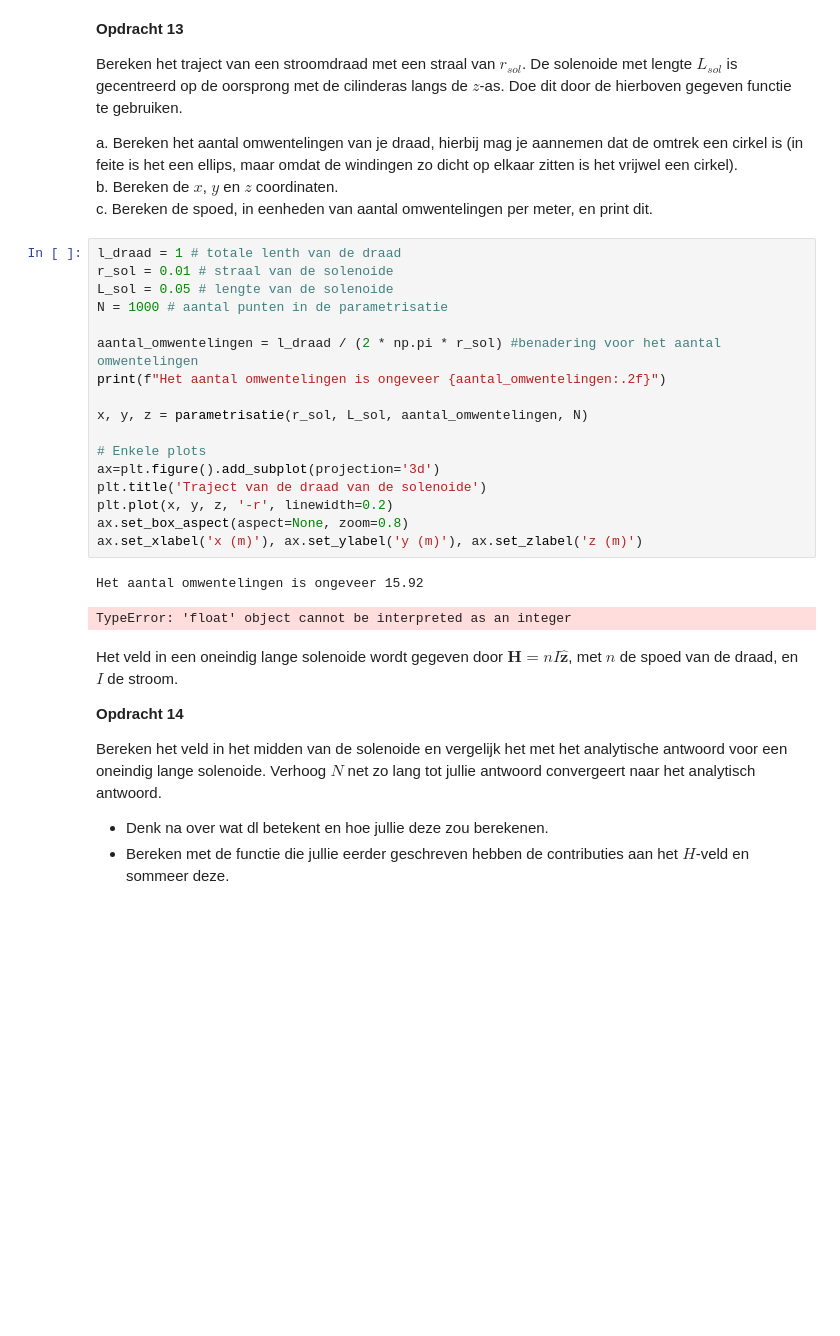
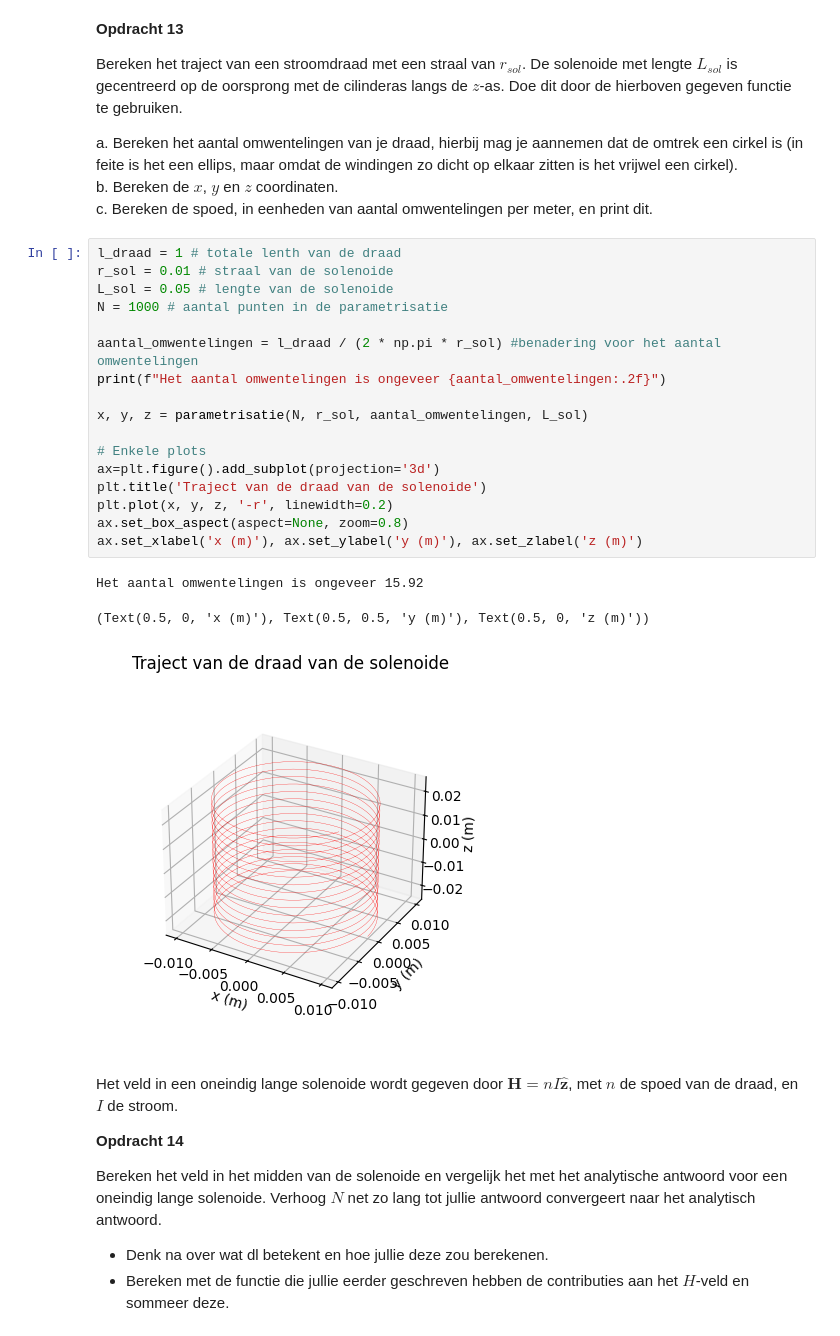
Before and after one commit to meesvanzeeland-ops/opdrachten-DEF-D, a Jupyter notebook: DigitaleOntwerpopdrachten/2KrachtactuatorOpdracht/Archive/KrachtactuatorOpdracht.ipynb, the cells around one changed output. Drawn from its saved outputs; the diff is of its cells as text; blank space fills up the shorter version.

```diff
--- a/DigitaleOntwerpopdrachten/2KrachtactuatorOpdracht/Archive/KrachtactuatorOpdracht.ipynb
+++ b/DigitaleOntwerpopdrachten/2KrachtactuatorOpdracht/Archive/KrachtactuatorOpdracht.ipynb
@@ -347,23 +347,24 @@ c. Bereken de spoed, in eenheden van aantal omwentelingen per meter, en print di
 # %%
 l_draad = 1 # totale lenth van de draad
 r_sol = 0.01 # straal van de solenoide
 L_sol = 0.05 # lengte van de solenoide
 N = 1000 # aantal punten in de parametrisatie
 
 aantal_omwentelingen = l_draad / (2 * np.pi * r_sol) #benadering voor het aantal omwentelingen
 print(f"Het aantal omwentelingen is ongeveer {aantal_omwentelingen:.2f}")
 
-x, y, z = parametrisatie(r_sol, L_sol, aantal_omwentelingen, N)
+x, y, z = parametrisatie(N, r_sol, aantal_omwentelingen, L_sol)
 
 # Enkele plots
 ax=plt.figure().add_subplot(projection='3d')
 plt.title('Traject van de draad van de solenoide')
 plt.plot(x, y, z, '-r', linewidth=0.2)
 ax.set_box_aspect(aspect=None, zoom=0.8)
 ax.set_xlabel('x (m)'), ax.set_ylabel('y (m)'), ax.set_zlabel('z (m)')
 # %% [output]
 Het aantal omwentelingen is ongeveer 15.92
-TypeError: 'float' object cannot be interpreted as an integer
+(Text(0.5, 0, 'x (m)'), Text(0.5, 0.5, 'y (m)'), Text(0.5, 0, 'z (m)'))
+[figure, added]
 # %% [markdown]
 Het veld in een oneindig lange solenoide wordt gegeven door $\mathbf{H} = n I \hat{\mathbf{z}}$, met $n$ de spoed van de draad, en $I$ de stroom.
 
```
Also changed, not shown: parts of 4 cells of this notebook, 1 other file.
